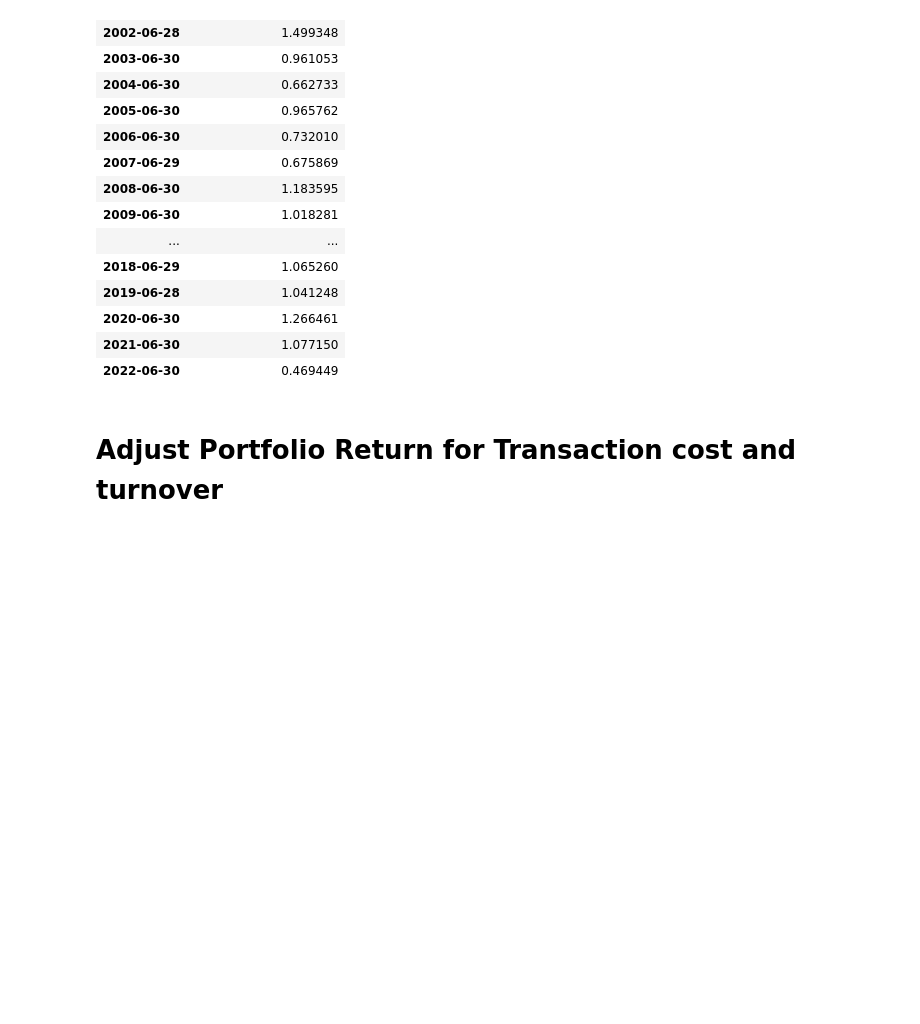
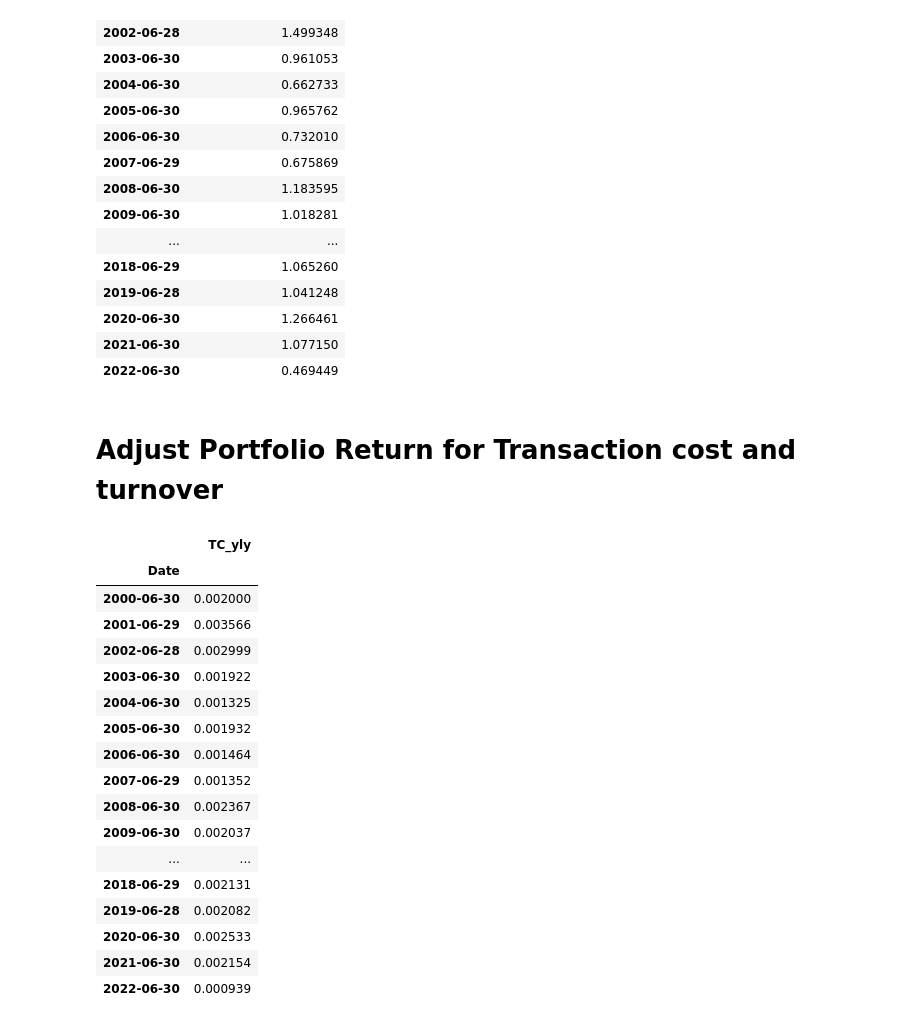
Before and after one commit to GuentherSteiner/Vitznau_2, a Jupyter notebook: 03_CarryTask/Value.ipynb, the cells around one changed output. Saved outputs shown, nothing was run; the diff lists cells and outputs as text; code cells hidden in the pictures; blank space fills up the shorter version.

```diff
--- a/03_CarryTask/Value.ipynb
+++ b/03_CarryTask/Value.ipynb
@@ -467,3 +467,28 @@ turnover_yly
 | 2022-06-30 | 0.469449 |
 # %% [markdown]
 # Adjust Portfolio Return for Transaction cost and turnover
+# %%
+# Calculate transaction costs yearly by multiplying turnover and transaction costs
+c = np.ones(len(turnover_yly)) * 0.002 # 0.2% from Ziegler Slides -> transaction cost corresponding to turnover in %
+c = pd.DataFrame(c)
+tc_yly = pd.DataFrame(vecmult(turnover_yly,c), index=turnover_yly.index, columns= ["TC_yly"])
+tc_yly
+# %% [output]
+|  | TC_yly |
+| Date |  |
+| 2000-06-30 | 0.002000 |
+| 2001-06-29 | 0.003566 |
+| 2002-06-28 | 0.002999 |
+| 2003-06-30 | 0.001922 |
+| 2004-06-30 | 0.001325 |
+| 2005-06-30 | 0.001932 |
+| 2006-06-30 | 0.001464 |
+| 2007-06-29 | 0.001352 |
+| 2008-06-30 | 0.002367 |
+| 2009-06-30 | 0.002037 |
+| ... | ... |
+| 2018-06-29 | 0.002131 |
+| 2019-06-28 | 0.002082 |
+| 2020-06-30 | 0.002533 |
+| 2021-06-30 | 0.002154 |
+| 2022-06-30 | 0.000939 |
```
Also changed, not shown: parts of 1 cell of this notebook.
